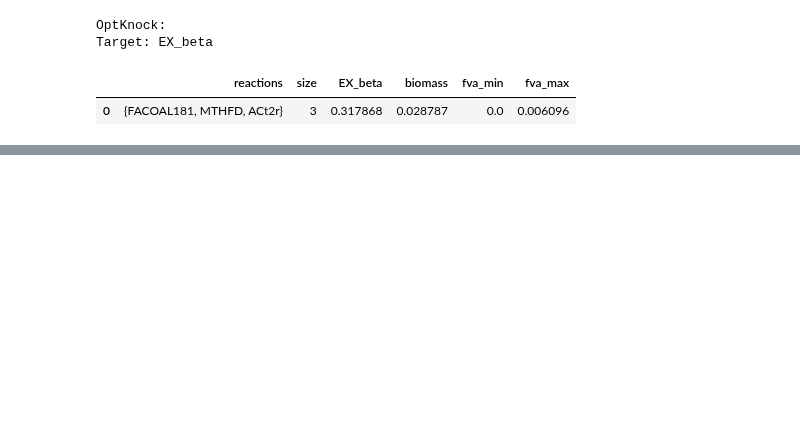
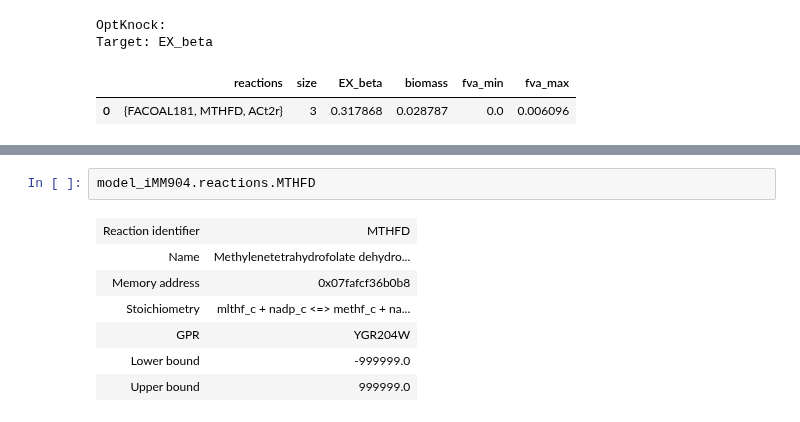
Before and after one commit to 27410/27410-2020-group-project-group-10-betacaroten-synthesis, a Jupyter notebook: OptKnock.ipynb, the cells around one changed output, grey strips where cells are left out. Saved outputs shown, nothing was run; the diff lists cells and outputs as text; blank space fills up the shorter version.

```diff
--- a/OptKnock.ipynb
+++ b/OptKnock.ipynb
@@ -71,0 +99,10 @@ Target: EX_beta
+# %%
+model_iMM904.reactions.MTHFD
+# %% [output]
+| Reaction identifier | MTHFD |
+| Name | Methylenetetrahydrofolate dehydro... |
+| Memory address | 0x07fafcf36b0b8 |
+| Stoichiometry | mlthf_c + nadp_c <=> methf_c + na... |
+| GPR | YGR204W |
+| Lower bound | -999999.0 |
+| Upper bound | 999999.0 |
```
Also changed, not shown: parts of 7 cells of this notebook.
